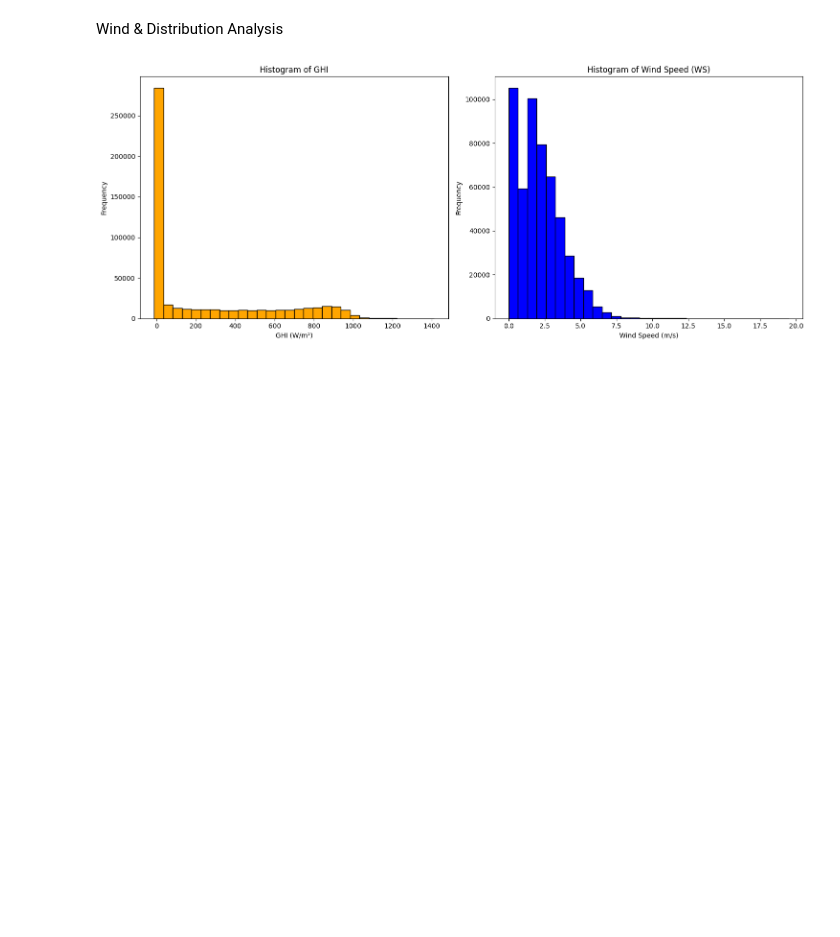
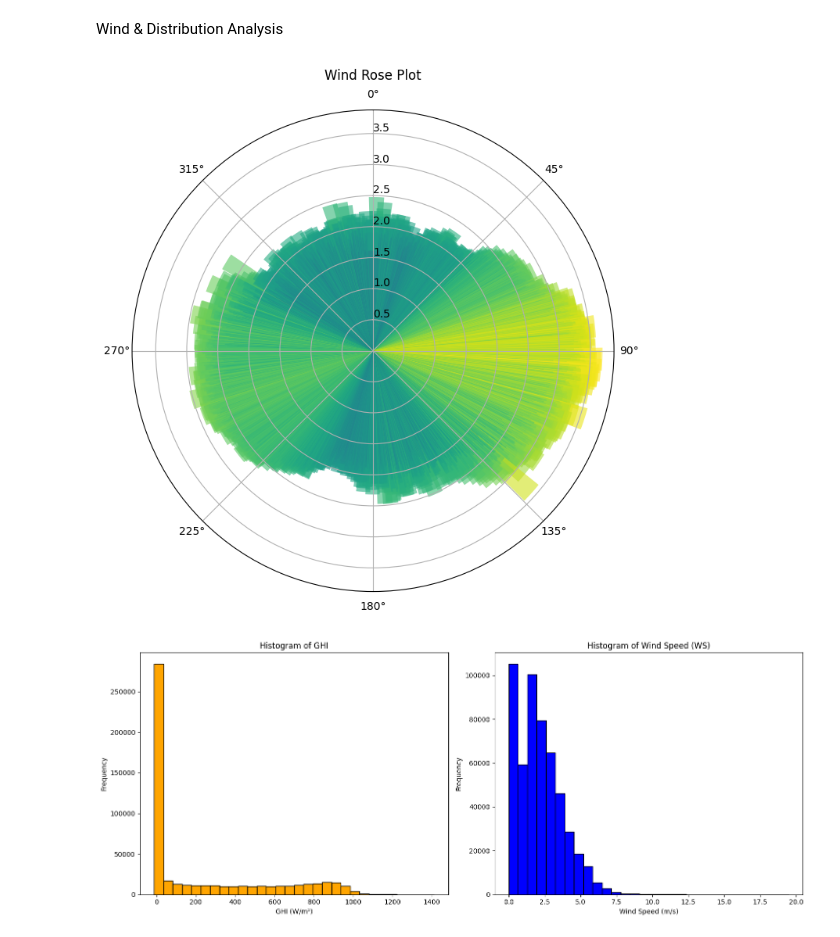
Before and after one commit to Gashaye1023/solar-challenge-week1, a Jupyter notebook: benin_eda.ipynb, the cells around one changed output. Saved outputs shown, nothing was run; the diff lists cells and outputs as text; code cells hidden in the pictures; blank space fills up the shorter version.

```diff
--- a/benin_eda.ipynb
+++ b/benin_eda.ipynb
@@ -219,6 +221,38 @@ plt.show()
 [figure]
 # %% [markdown]
 Wind & Distribution Analysis
+# %%
+ #Convert wind direction from degrees to radians
+df['WD_rad'] = np.radians(df['WD'])
+
+# Calculate the average wind speed for each direction
+wind_speed_avg = df.groupby('WD')['WS'].mean()
+
+# Prepare data for the wind rose
+angles = np.deg2rad(wind_speed_avg.index)  # Wind direction in radians
+radii = wind_speed_avg.values  # Average wind speed
+
+# Create the wind rose plot
+plt.figure(figsize=(10, 8))
+ax = plt.subplot(111, polar=True)
+
+# Create bars for each wind direction
+bars = ax.bar(angles, radii, width=0.1, bottom=0.0)
+
+# Customize the bars
+for r, bar in zip(radii, bars):
+    bar.set_facecolor(plt.cm.viridis(r / max(radii)))  # Color based on wind speed
+    bar.set_alpha(0.6)
+
+# Set the title and labels
+ax.set_title('Wind Rose Plot', va='bottom')
+ax.set_theta_zero_location('N')  # Set the zero direction to North
+ax.set_theta_direction(-1)  # Clockwise direction
+ax.set_rlabel_position(0)  # Position of radial labels
+
+plt.show()
+# %% [output]
+[figure, added]
 # %%
 # Histograms for GHI and WS
 plt.figure(figsize=(15, 6))
```
Also changed, not shown: parts of 3 cells of this notebook.
